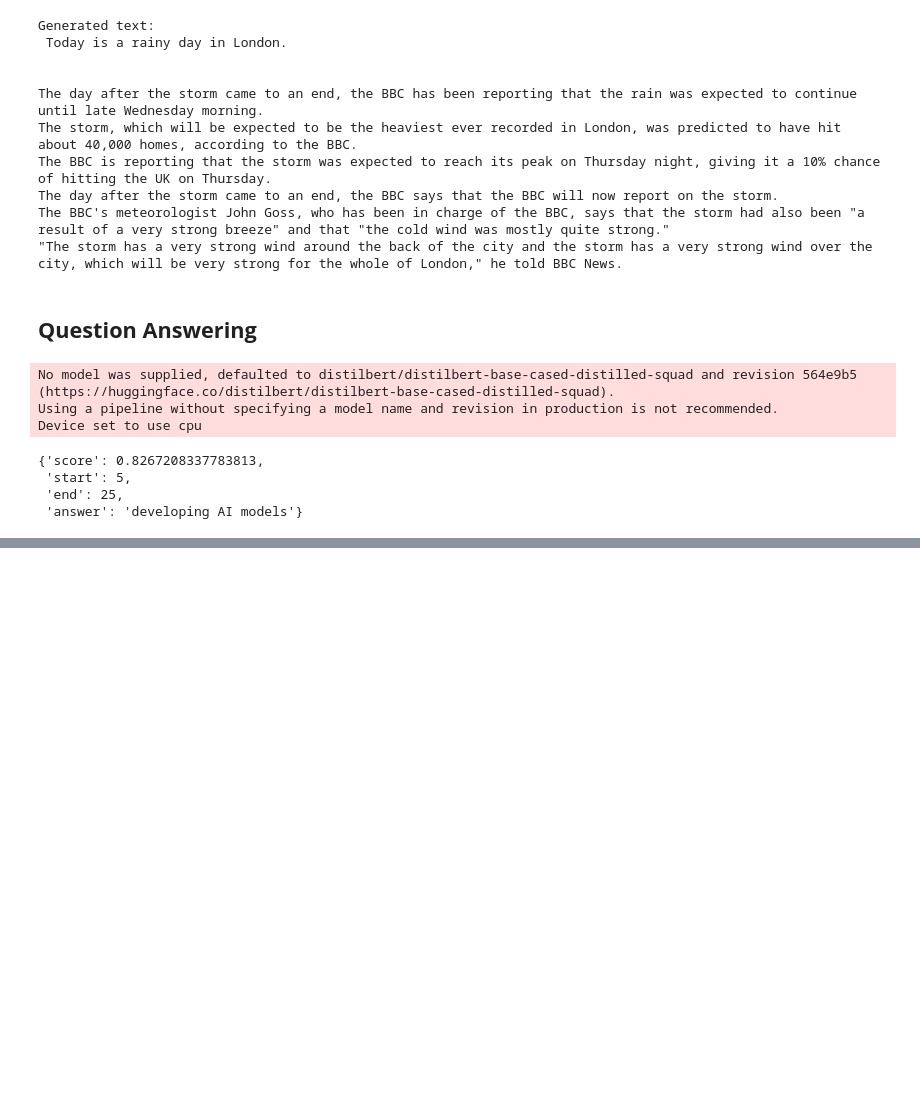
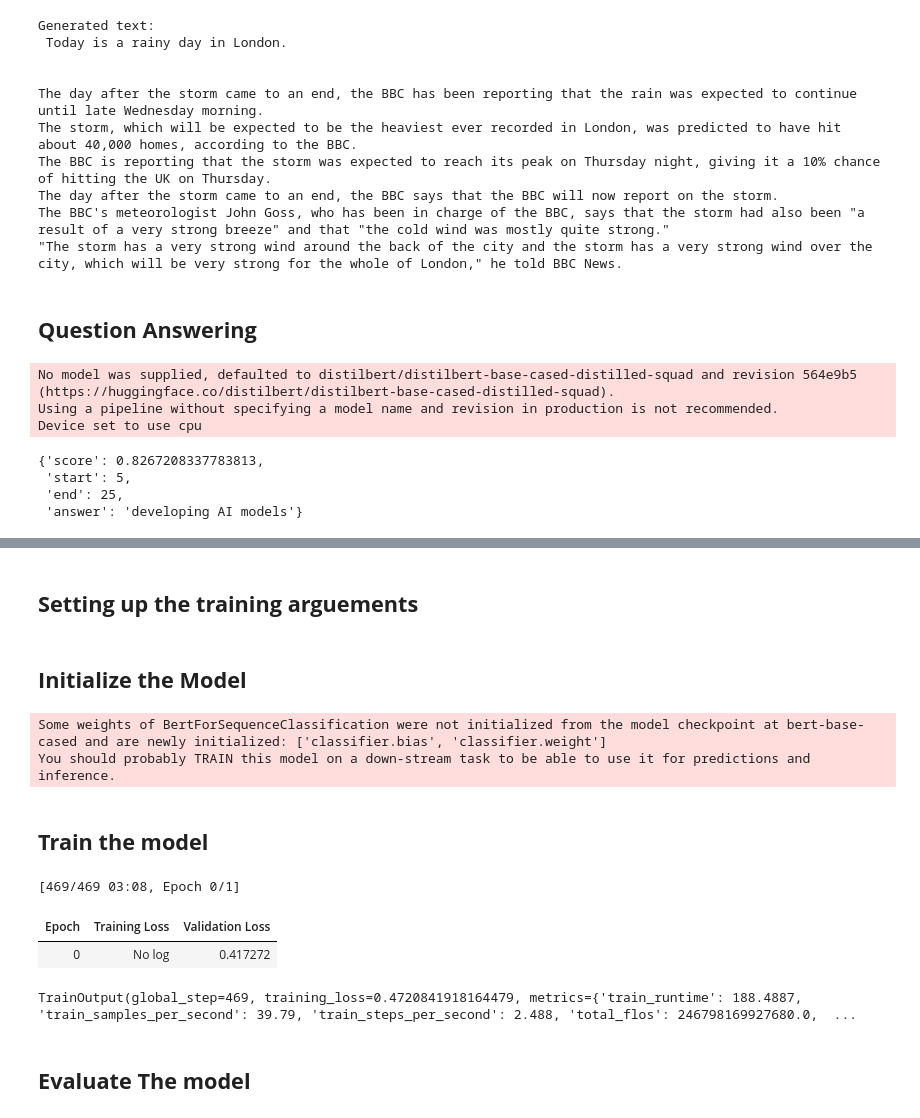
Before and after one commit to riyanj220/Generative-AI, a Jupyter notebook: HuggingFace Platform and It's API/HuggingFaceDemo.ipynb, the cells around one changed output, grey strips where cells are left out. Saved outputs shown, nothing was run; the diff lists cells and outputs as text; code cells hidden in the pictures; blank space fills up the shorter version.

Commit message:
Fine tuning the bert-base-cased model on IMDB movie review dataset and learning the general flow

```diff
--- a/HuggingFace Platform and It's API/HuggingFaceDemo.ipynb
+++ b/HuggingFace Platform and It's API/HuggingFaceDemo.ipynb
@@ -306,0 +403,3 @@ Device set to use cpu
+# %%
+from datasets import load_dataset
+dataset = load_dataset('imdb')
@@ -306,0 +431,10 @@ Device set to use cpu
+# %%
+from transformers import AutoTokenizer
+
+tokenizer = AutoTokenizer.from_pretrained('bert-base-cased')
+
+def tokenize_function(examples):
+    return tokenizer(examples['text'], padding='max_length', truncation=True, max_length=64)
+    # padding: Matlb pehly maximum length ka sentence dhond kar uske baad baki short sentences ko oske brabar karna hy 0 laga kar
+
+tokenized_datasets = dataset.map(tokenize_function, batched=True)
@@ -306,0 +458,45 @@ Device set to use cpu
+# %% [markdown]
+## **Setting up the training arguements**
+# %%
+from transformers import TrainingArguments
+
+training_args = TrainingArguments(output_dir='./results',
+         eval_strategy='epoch',
+         learning_rate = 2e-5,
+         per_device_train_batch_size=16,
+         per_device_eval_batch_size=16,
+         num_train_epochs=0.3,
+         weight_decay=0.01)
+
+training_args
+# %% [markdown]
+## **Initialize the Model**
+# %%
+# Loading the pre trained model and defining the training process
+
+from transformers import AutoModelForSequenceClassification, Trainer
+
+# load the pre trained model
+model = AutoModelForSequenceClassification.from_pretrained('bert-base-cased', num_labels=2) # beacause we are having 2 labels +ve,-ve
+
+# Initialize the Trainer
+trainer = Trainer (
+    model = model,
+    args = training_args,
+    train_dataset = tokenized_datasets['train'],
+    eval_dataset = tokenized_datasets['test']
+)
+# %% [output]
+Some weights of BertForSequenceClassification were not initialized from the model checkpoint at bert-base-cased and are newly initialized: ['classifier.bias', 'classifier.weight']
+You should probably TRAIN this model on a down-stream task to be able to use it for predictions and inference.
+# %% [markdown]
+## **Train the model**
+# %%
+trainer.train()
+# %% [output]
+[469/469 03:08, Epoch 0/1]
+| Epoch | Training Loss | Validation Loss |
+| 0 | No log | 0.417272 |
+TrainOutput(global_step=469, training_loss=0.4720841918164479, metrics={'train_runtime': 188.4887, 'train_samples_per_second': 39.79, 'train_steps_per_second': 2.488, 'total_flos': 246798169927680.0,  ...
+# %% [markdown]
+## **Evaluate The model**
```
Also changed, not shown: parts of 18 cells of this notebook.
